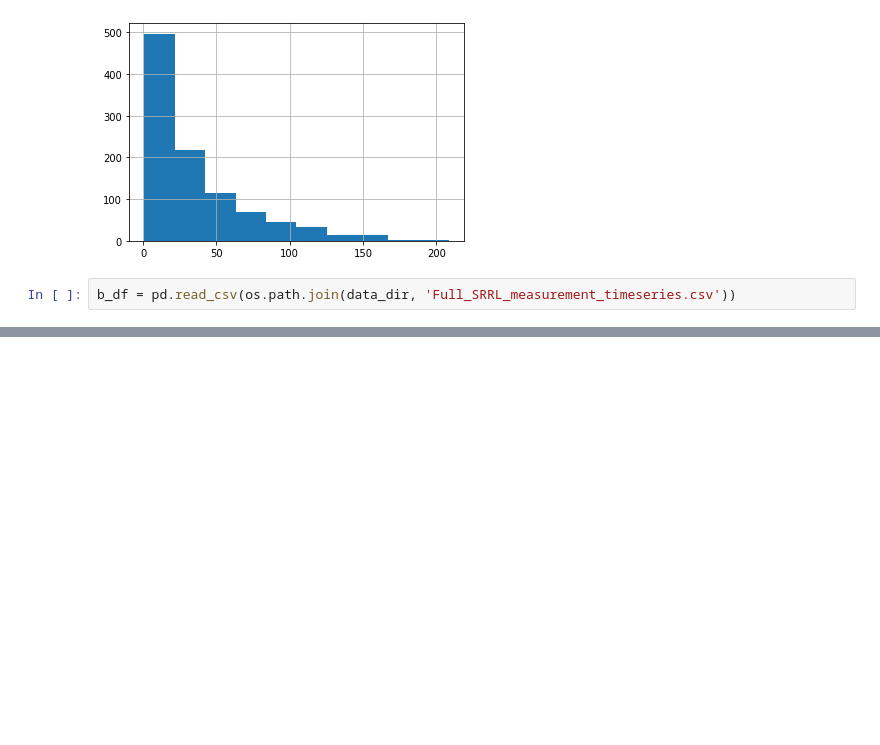
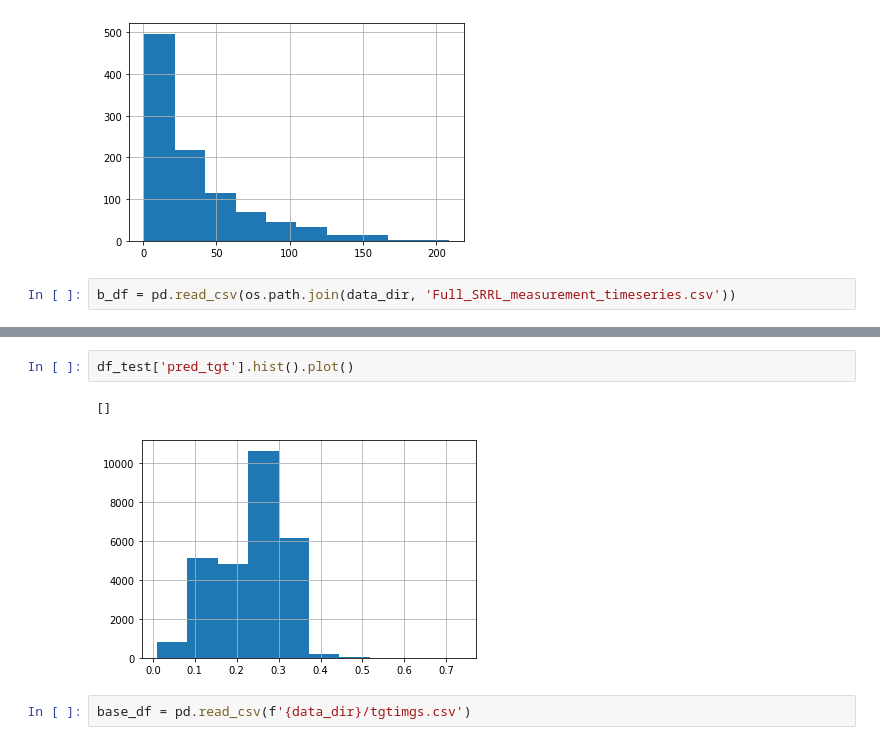
Before and after one commit to vin136/Solar-forcast, a Jupyter notebook: nbs/CSI.ipynb, the cells around one changed output, grey strips where cells are left out. Cells and saved outputs as stored; diff of their text form; blank space fills up the shorter version.

```diff
--- a/nbs/CSI.ipynb
+++ b/nbs/CSI.ipynb
@@ -337,0 +609,7 @@ df.head()
+# %%
+df_test['pred_tgt'].hist().plot()
+# %% [output]
+[]
+[figure, added]
+# %%
+base_df = pd.read_csv(f'{data_dir}/tgtimgs.csv')
```
Also changed, not shown: parts of 39 cells of this notebook, 4 other files.
